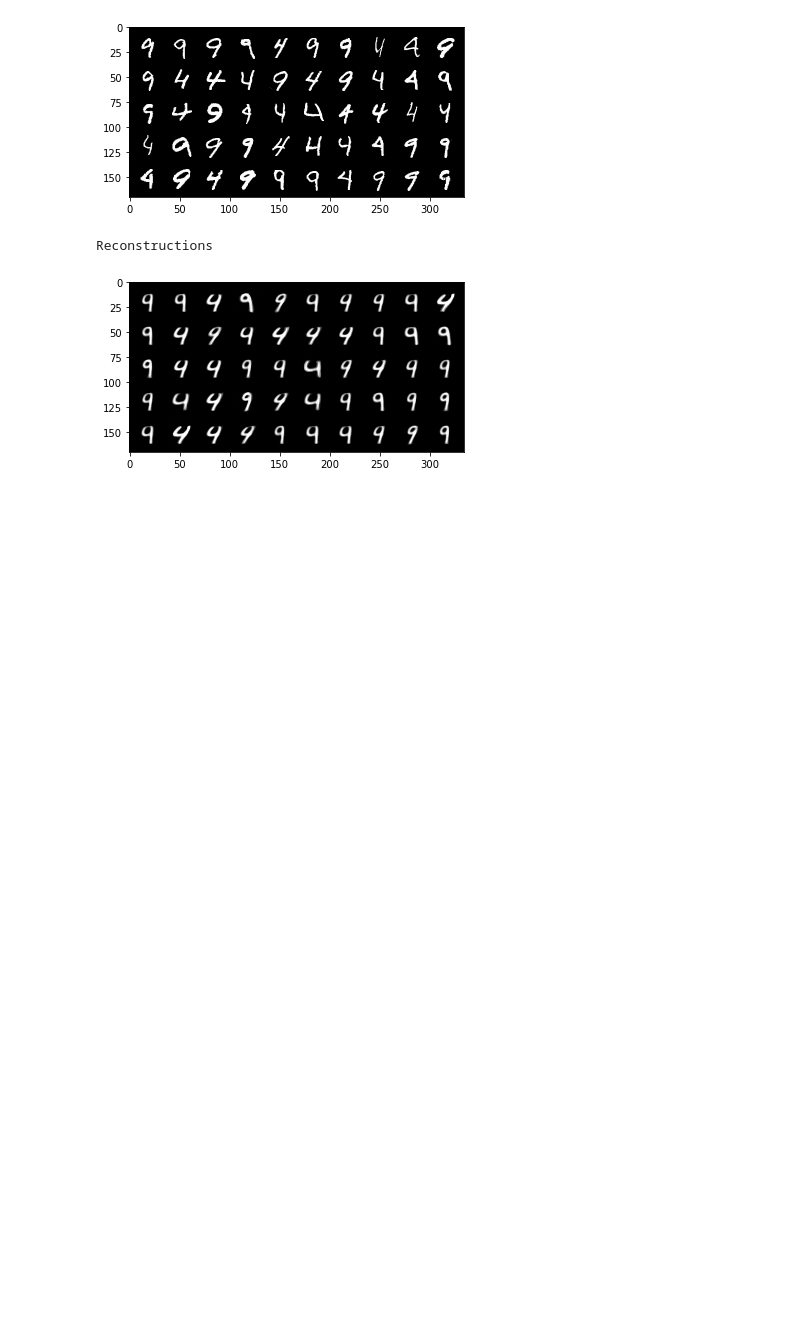
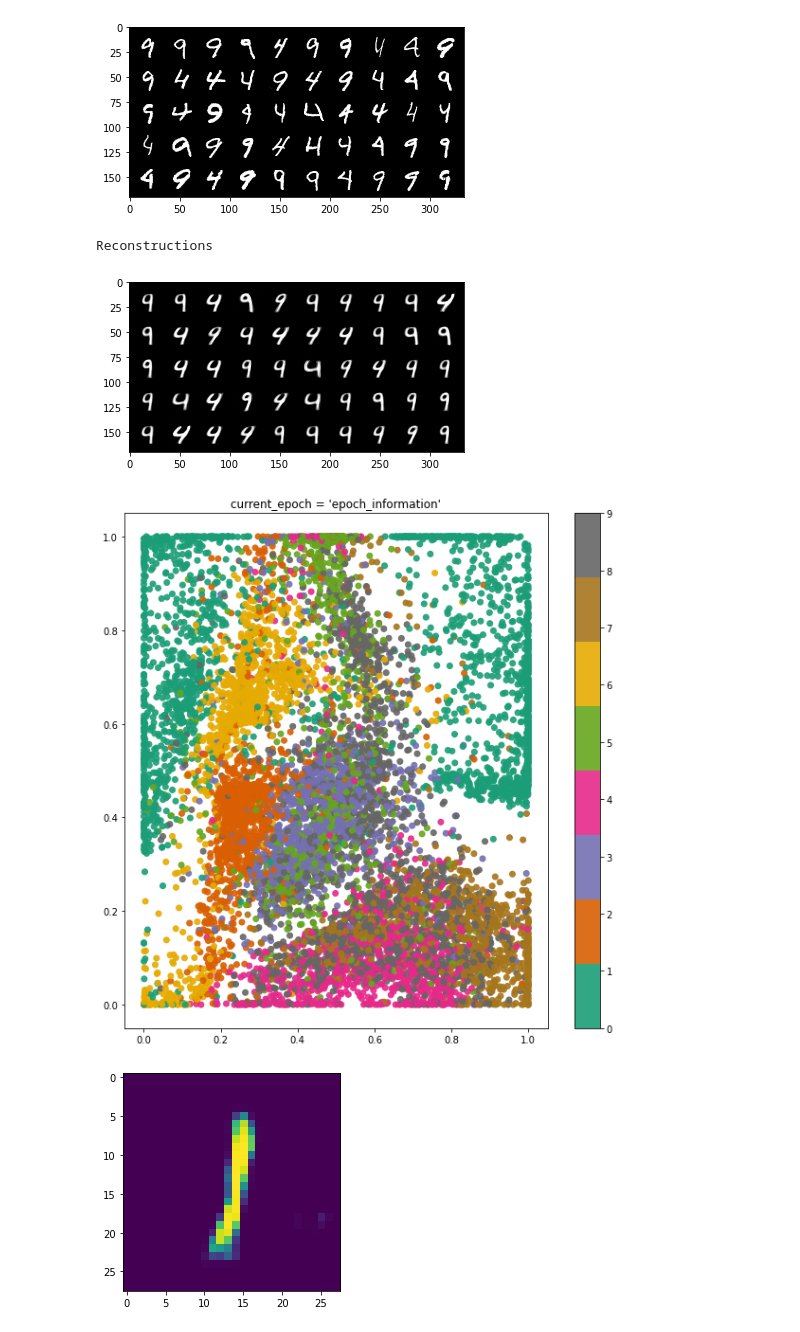
Before and after one commit to DominikOcsofszki/mlp, a Jupyter notebook: binary_final.ipynb, the cells around one changed output. Saved outputs shown, nothing was run; the diff lists cells and outputs as text; code cells hidden in the pictures; blank space fills up the shorter version.

```diff
--- a/binary_final.ipynb
+++ b/binary_final.ipynb
@@ -193,3 +193,19 @@ Original Images
 [figure]
 Reconstructions
 [figure]
+# %%
+import helper# model_loaded = model.VaeMe_500_hidden()
+import model
+import torch
+pick_model = model.Vae_var_fix_norm()
+pick_model = helper.import_model_name(model_x=pick_model, activate_eval=True)
+helper.show_scatter(examples=10000, model_loaded=pick_model, lat=2,in_train_class=False)
+
+# pick_model.eval()
+# helper.latent_to_plt_img(pick_model,rand_lat_size=2)
+rand_tensor = torch.rand(2)
+# rand_tensor = torch.tensor([0.,0.])
+helper.latent_rand_to_img(pick_model,rand_tensor)
+# %% [output]
+[figure, added]
+[figure, added]
```
Also changed, not shown: parts of 3 cells of this notebook, 6 other files.
